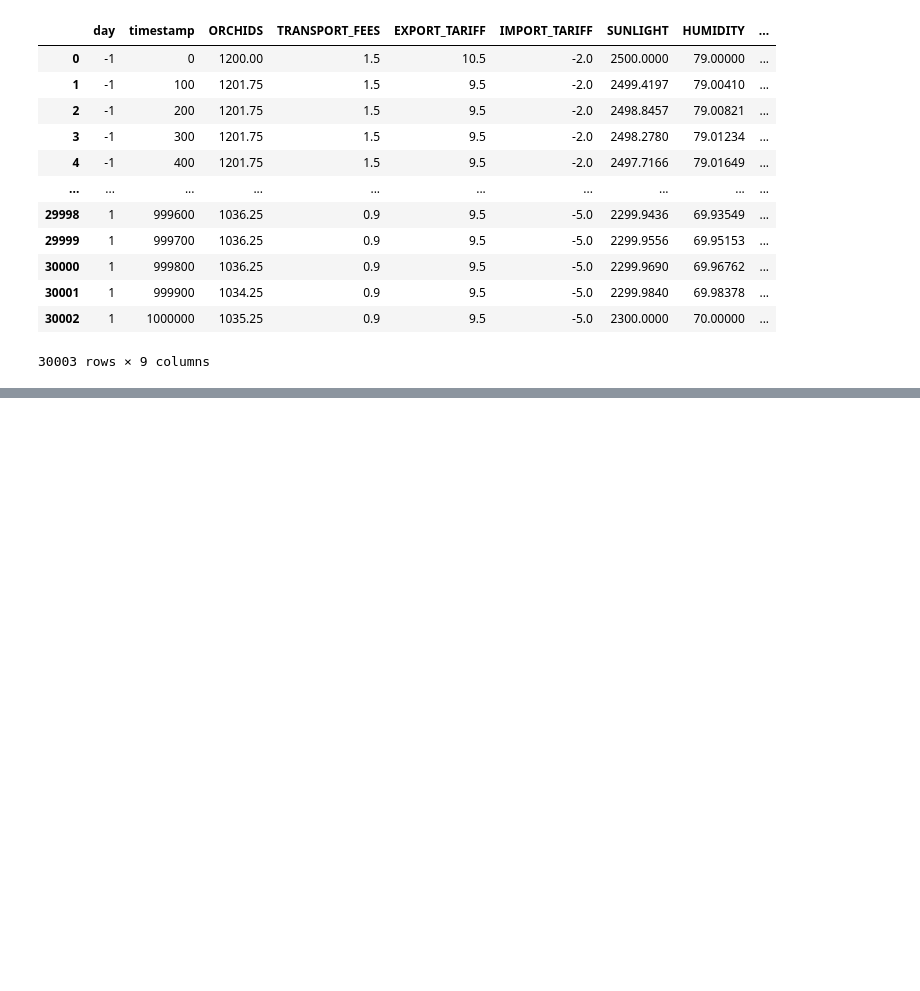
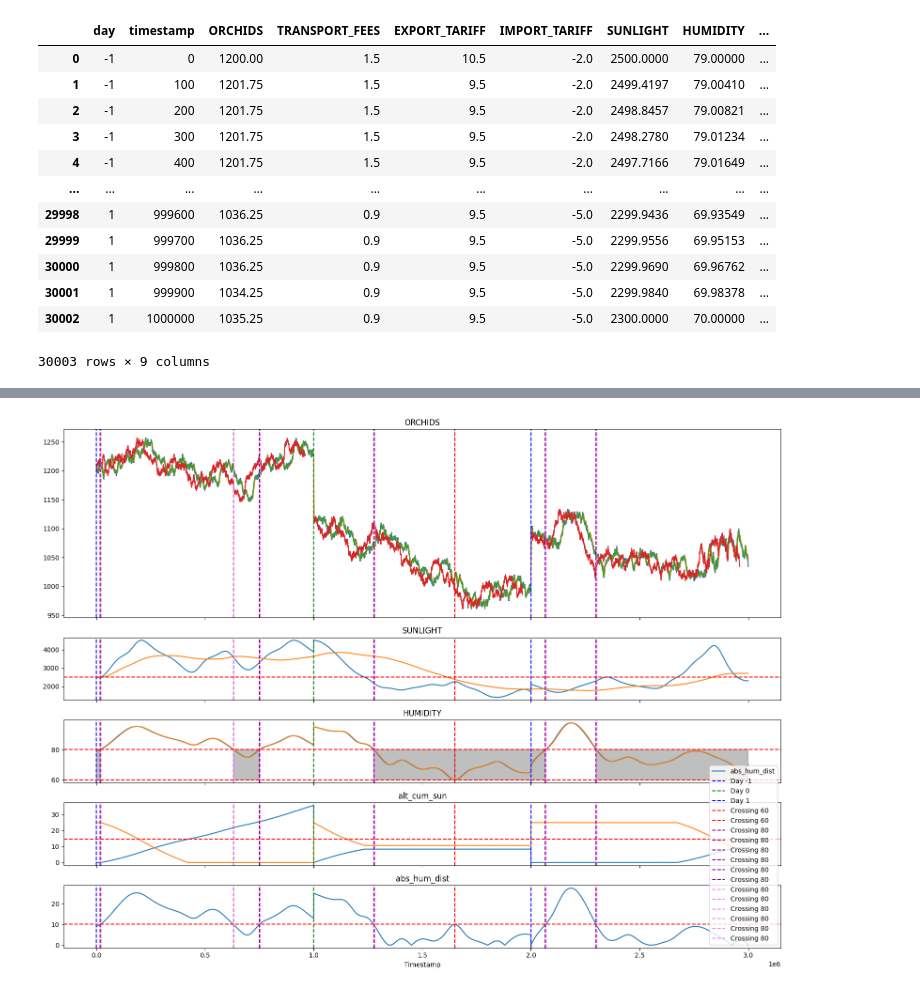
Before and after one commit to felixpoirier1/Prosperity, a Jupyter notebook: data analysis/Round 2/r2 ANAL_clean-final.ipynb, the cells around one changed output, grey strips where cells are left out. Drawn from its saved outputs; the diff is of its cells as text; code cells hidden in the pictures; blank space fills up the shorter version.

```diff
--- a/data analysis/Round 2/r2 ANAL_clean-final.ipynb
+++ b/data analysis/Round 2/r2 ANAL_clean-final.ipynb
@@ -532,0 +524,87 @@ graph_rf4
+# %%
+def plot_orchids_sunlight_humidity2(df):
+    fig, axs = plt.subplots(5, 1, sharex=True, figsize=(16, 12), gridspec_kw={'height_ratios': [3, 1, 1, 1, 1]})
+
+    # Plot ORCHIDS vs new_timestamp
+    axs[0].plot(df['new_timestamp'], df['ORCHIDS'], label='ORCHIDS')
+    axs[0].plot(df['new_timestamp'], df['orchid_roll_day'], label='roll')
+    axs[0].plot(df['new_timestamp'], df['orchid_roll_shift'], label='roll_shift')
+    axs[0].plot(df['new_timestamp'], df['orchid_shift'], label='SHIFT')
+    axs[0].set_title('ORCHIDS')
+
+    # Plot SUNLIGHT vs new_timestamp
+    axs[1].plot(df['new_timestamp'], df['SUNLIGHT'], label='SUNLIGHT')
+    axs[1].plot(df['new_timestamp'], df['sun_roll'], label='sun_roll')
+    axs[1].set_title('SUNLIGHT')
+
+    # Plot HUMIDITY vs new_timestamp
+    axs[2].plot(df['new_timestamp'], df['HUMIDITY'], label='HUMIDITY')
+    axs[2].plot(df['new_timestamp'], df['roll_hum_avg'], label='roll_hum_avg')
+    axs[2].set_title('HUMIDITY')
+
+    # Plot cum_sun vs new_timestamp
+    axs[3].plot(df['new_timestamp'], df['alt_cum_sun'], label='alt_cum_sun')
+    axs[3].plot(df['new_timestamp'], df['alt_remain_sun'], label='alt_remain_sun')
+    axs[3].set_title('alt_cum_sun')
+
+    # HUM dist
+    axs[4].plot(df['new_timestamp'], df['abs_hum_dist'], label='abs_hum_dist')
+    axs[4].set_title('abs_hum_dist')
+
+    # Add vertical lines at timestamps to signify day for all plots
+    for ax in axs:
+        ax.axvline(0, color='blue', linestyle='--', label='Day -1')
+        ax.axvline(1000100, color='green', linestyle='--', label='Day 0')
+        ax.axvline(2000200, color='blue', linestyle='--', label='Day 1')
+
+        # Detecting threshold crossings for HUMIDITY at 60 and 80
+    for threshold in [60, 80]:
+        # Shift humidity data down by one to compare with the previous row
+        shifted_humidity = df['HUMIDITY'].shift(1)
+        # Crossing up the threshold
+        crossing_up = (df['HUMIDITY'] > threshold) & (shifted_humidity <= threshold)
+        # Crossing down the threshold
+        crossing_down = (df['HUMIDITY'] < threshold) & (shifted_humidity >= threshold)
+        # Combine crossing up and down
+        crossings = crossing_up | crossing_down
+
+        # Draw vertical lines at crossings
+        for timestamp in df.loc[crossings, 'new_timestamp']:
+            for ax in axs:
+                ax.axvline(timestamp, color='red' if threshold == 60 else 'purple', linestyle='--',
+                           label=f'Crossing {threshold}')
+
+        # Shift humidity data down by one to compare with the previous row
+        shifted_humidity1 = df['roll_hum_avg'].shift(1)
+        # Crossing up the threshold
+        crossing_up1 = (df['roll_hum_avg'] > threshold) & (shifted_humidity1 <= threshold)
+        # Crossing down the threshold
+        crossing_down1 = (df['roll_hum_avg'] < threshold) & (shifted_humidity1 >= threshold)
+        # Combine crossing up and down
+        crossings1 = crossing_up1 | crossing_down1
+
+        # Draw vertical lines at crossings
+        for timestamp in df.loc[crossings1, 'new_timestamp']:
+            for ax in axs:
+                ax.axvline(timestamp, color='pink' if threshold == 60 else 'violet', linestyle='--',
+                           label=f'Crossing {threshold}')
+
+    # Highlighting region between 60 and 80 for HUMIDITY
+    axs[2].fill_between(df['new_timestamp'], 60, 80, where=(df['HUMIDITY'] >= 60) & (df['HUMIDITY'] <= 80), color='gray', alpha=0.5, label='Target Humidity Zone')
+
+    # Red lines for thresholds
+    axs[1].axhline(2500, color='red', linestyle='--', label='Sunlight Threshold')
+    axs[2].axhline(60, color='red', linestyle='--')
+    axs[2].axhline(80, color='red', linestyle='--')
+    axs[3].axhline(25*7/12, color='red', linestyle='--', label='Cum Sun Threshold')
+    axs[4].axhline(10, color='red', linestyle='--')
+
+    axs[-1].set_xlabel('Timestamp')
+
+    plt.tight_layout()
+    plt.legend()
+    plt.show()
+
+plot_orchids_sunlight_humidity2(orchids)
+# %% [output]
+[figure, added]
```
Also changed, not shown: parts of 15 cells of this notebook, 4 other files.
